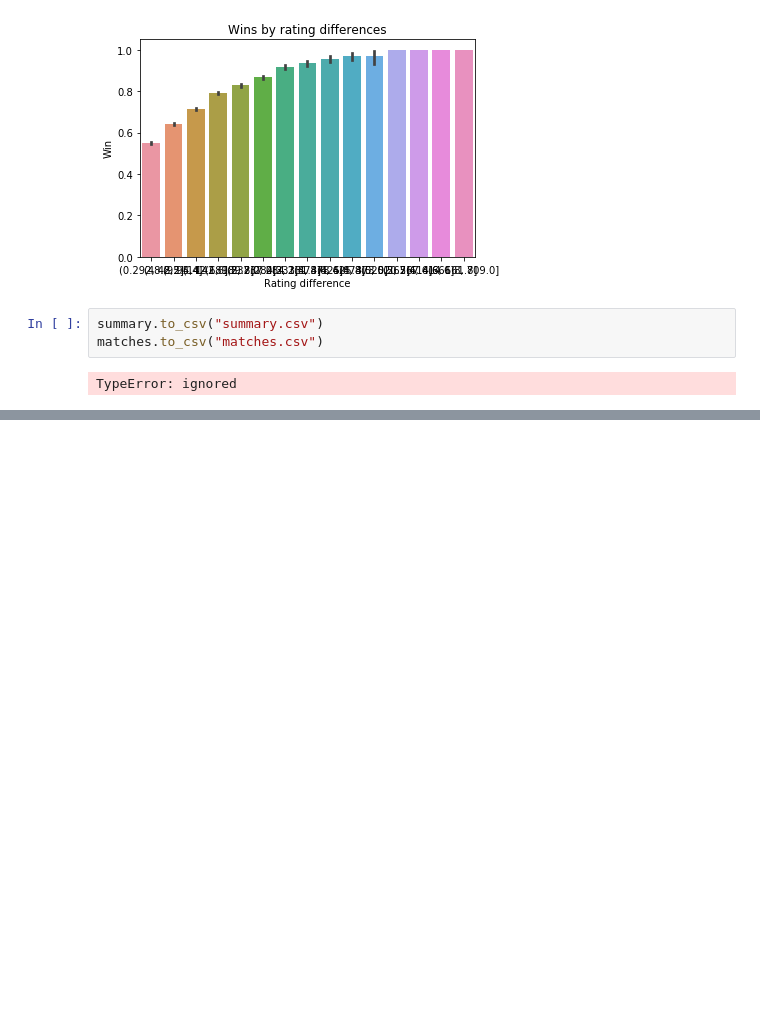
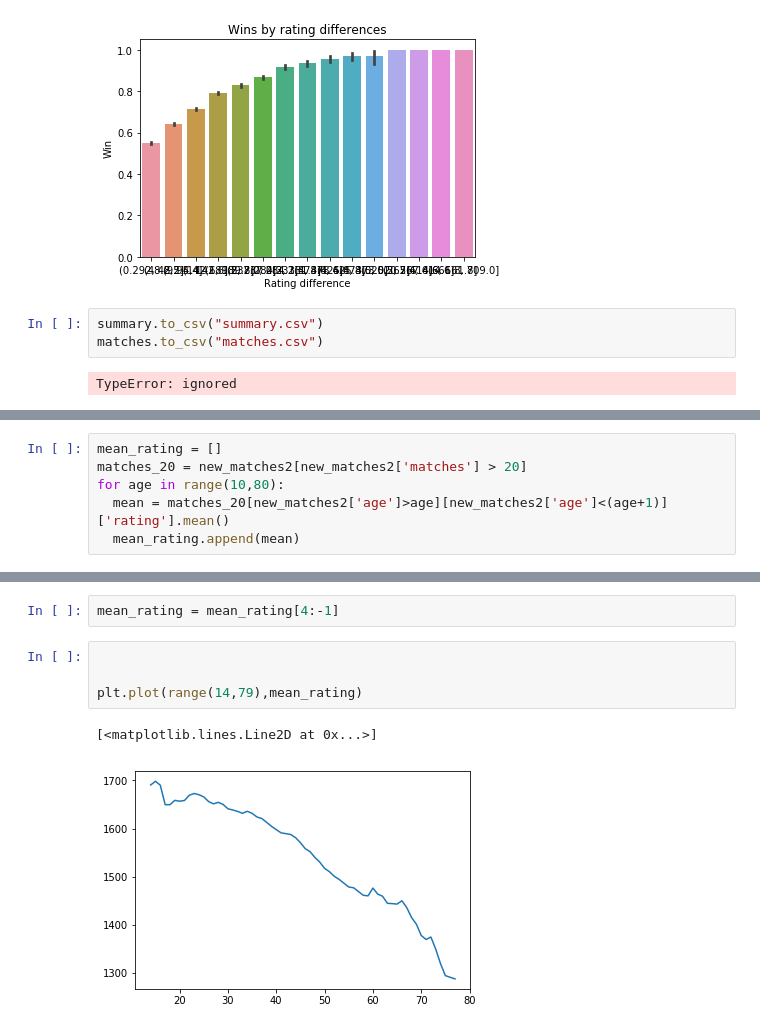
Before and after one commit to dzkha/Shogi-Post, a Jupyter notebook: Shogi.ipynb, the cells around one changed output, grey strips where cells are left out. Saved outputs shown, nothing was run; the diff lists cells and outputs as text; blank space fills up the shorter version.

```diff
--- a/Shogi.ipynb
+++ b/Shogi.ipynb
@@ -552,0 +586,6 @@ TypeError: ignored
+# %%
+mean_rating = []
+matches_20 = new_matches2[new_matches2['matches'] > 20]
+for age in range(10,80):
+  mean = matches_20[new_matches2['age']>age][new_matches2['age']<(age+1)]['rating'].mean()
+  mean_rating.append(mean)
@@ -552,0 +612,9 @@ TypeError: ignored
+# %%
+mean_rating = mean_rating[4:-1]
+# %%
+
+
+plt.plot(range(14,79),mean_rating)
+# %% [output]
+[<matplotlib.lines.Line2D at 0x...>]
+[figure, added]
```
Also changed, not shown: parts of 19 cells of this notebook.
